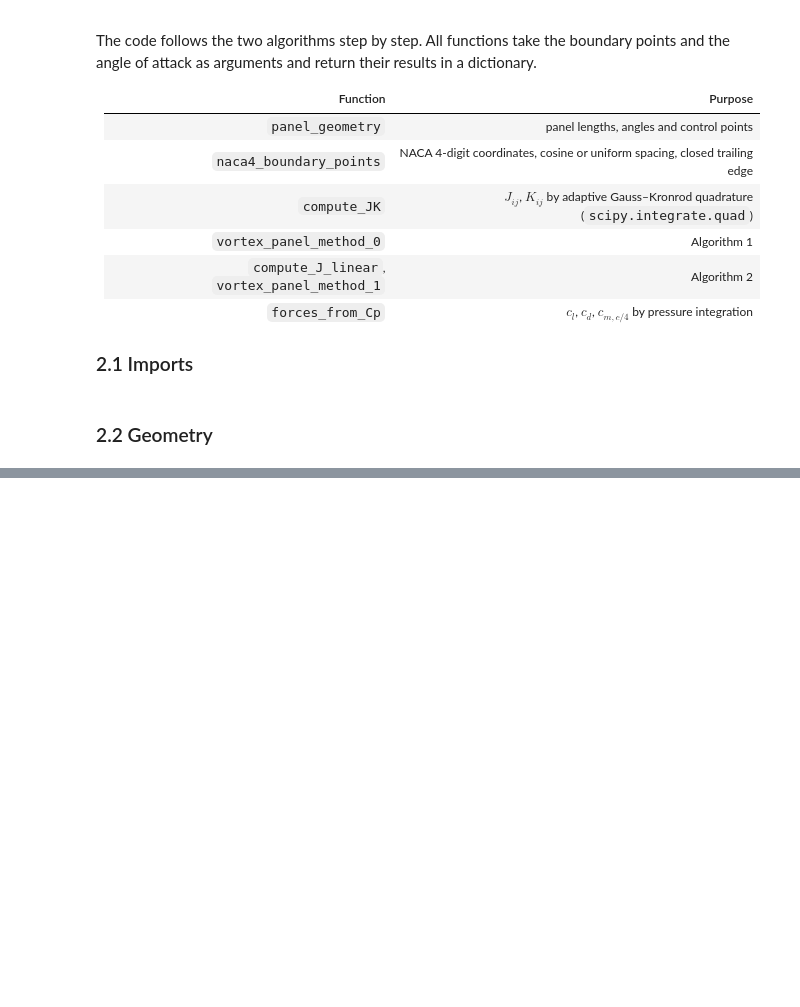
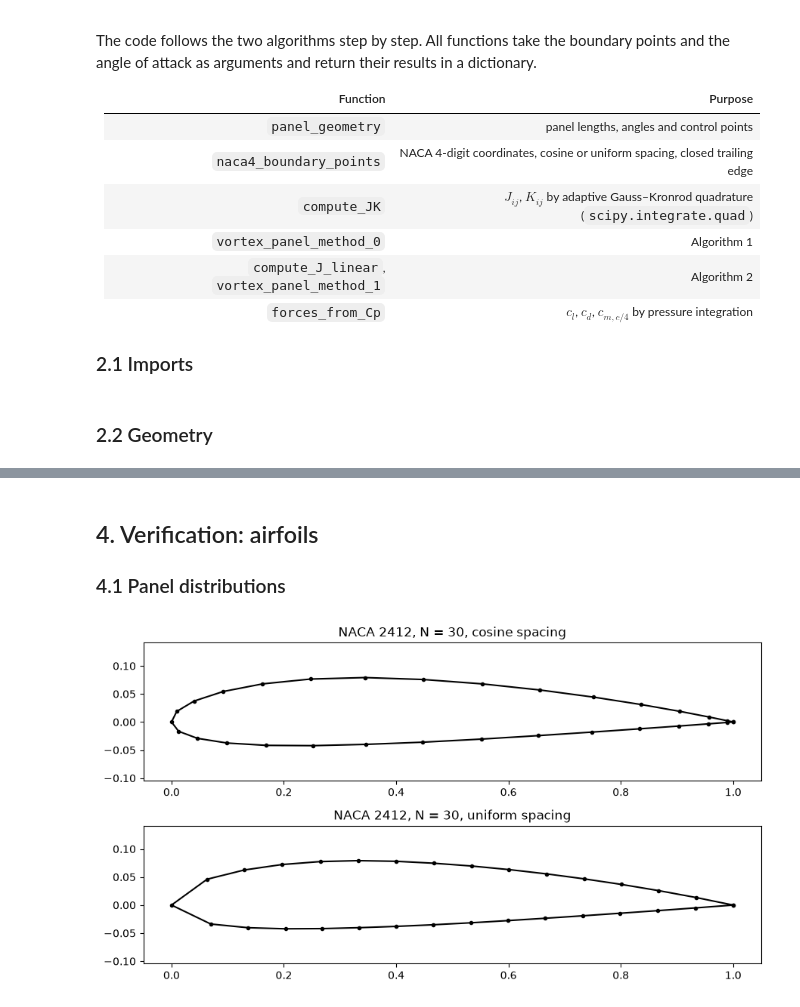
Before and after one commit to aneeshasokan710/AE611_2026, a Jupyter notebook: Vortex Panel.ipynb, the cells around one changed output, grey strips where cells are left out. Saved outputs shown, nothing was run; the diff lists cells and outputs as text; code cells hidden in the pictures; blank space fills up the shorter version.

```diff
--- a/Vortex Panel.ipynb
+++ b/Vortex Panel.ipynb
@@ -149,0 +405,13 @@ def naca4_boundary_points(code, N, spacing='cosine'):
+# %% [markdown]
+## 4. Verification: airfoils
+
+### 4.1 Panel distributions
+# %%
+fig, ax = plt.subplots(2, 1, figsize=(9, 5))
+for k, sp in enumerate(['cosine', 'uniform']):
+    XB, YB = naca4_boundary_points('2412', 30, sp)
+    ax[k].plot(XB, YB, 'ko-', ms=3)
+    ax[k].set_title(f'NACA 2412, N = 30, {sp} spacing'); ax[k].axis('equal')
+plt.tight_layout(); plt.show()
+# %% [output]
+[figure, added]
```
Also changed, not shown: parts of 29 cells of this notebook.
